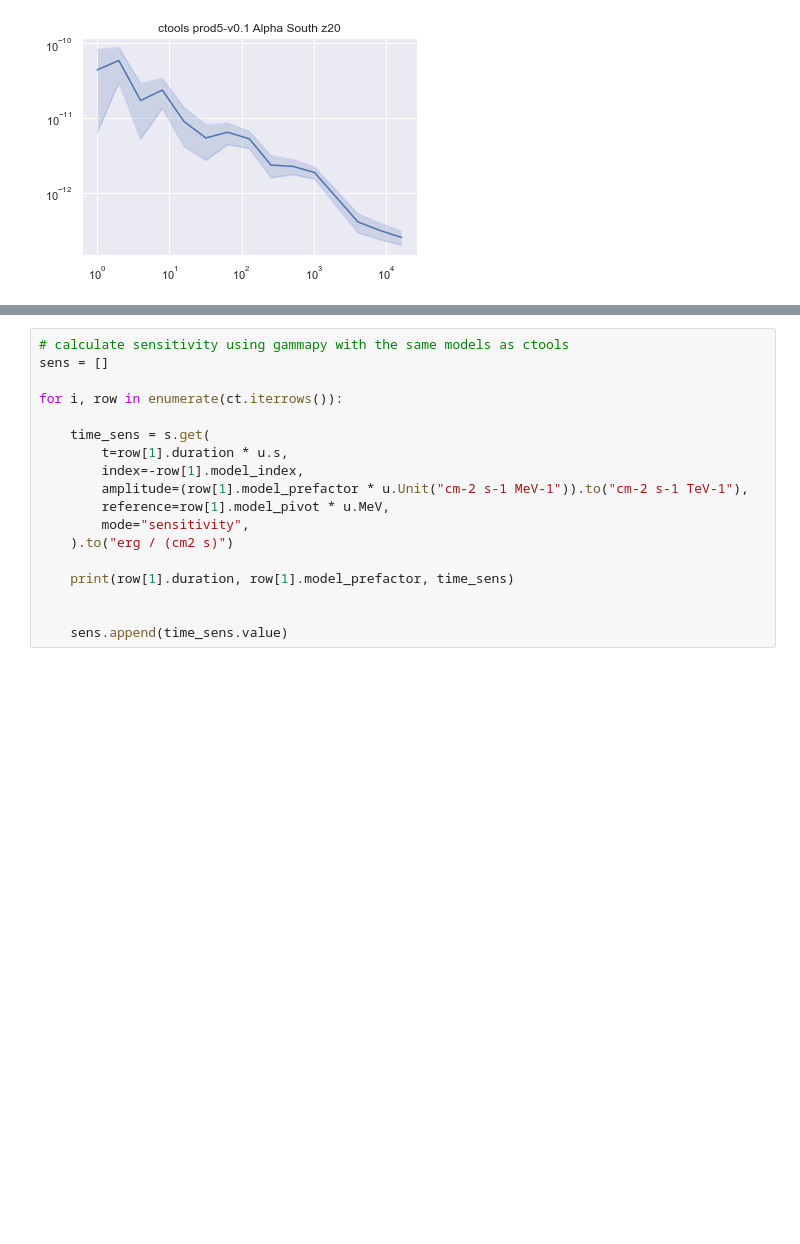
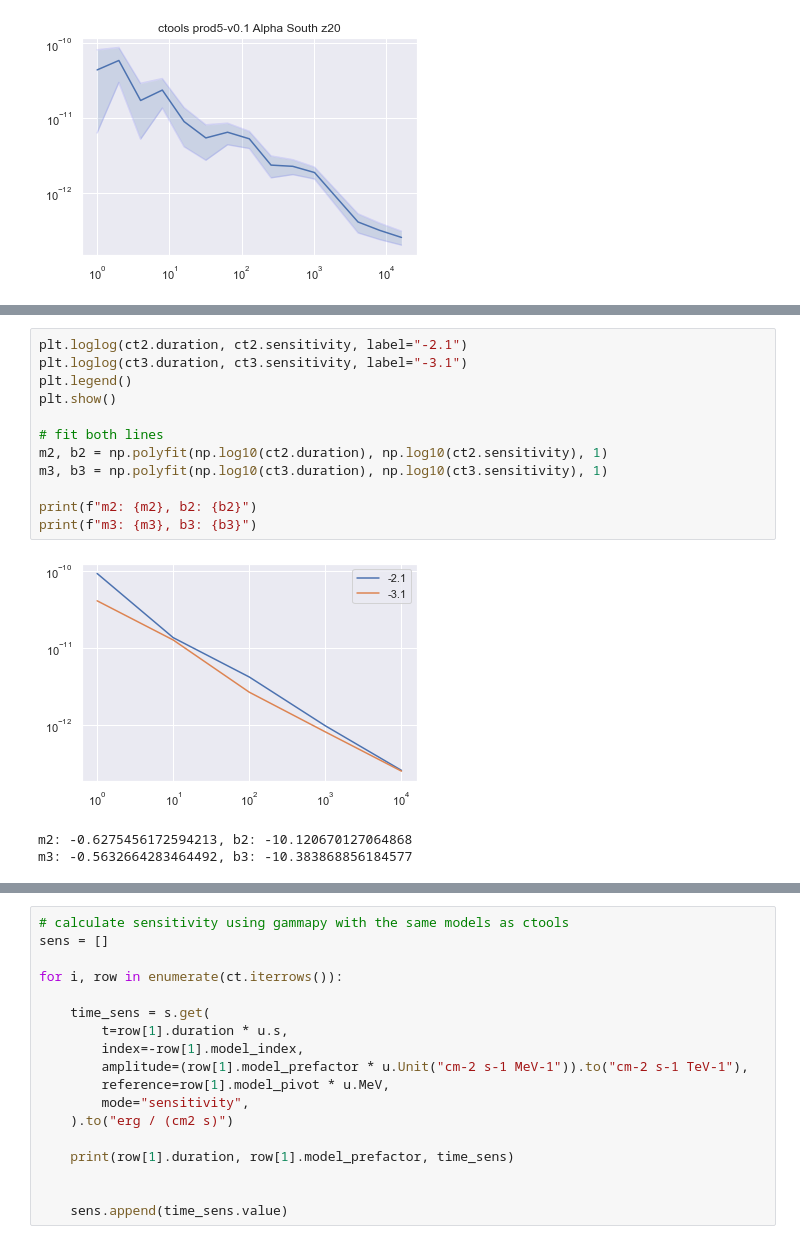
Before and after one commit to astrojarred/gravitational_wave_toy, a Jupyter notebook: notebooks/gammapy/time-dependent-model.ipynb, the cells around one changed output, grey strips where cells are left out. Saved outputs shown, nothing was run; the diff lists cells and outputs as text; blank space fills up the shorter version.

```diff
--- a/notebooks/gammapy/time-dependent-model.ipynb
+++ b/notebooks/gammapy/time-dependent-model.ipynb
@@ -446,0 +524,16 @@ plt.show()
+# %%
+plt.loglog(ct2.duration, ct2.sensitivity, label="-2.1")
+plt.loglog(ct3.duration, ct3.sensitivity, label="-3.1")
+plt.legend()
+plt.show()
+
+# fit both lines
+m2, b2 = np.polyfit(np.log10(ct2.duration), np.log10(ct2.sensitivity), 1)
+m3, b3 = np.polyfit(np.log10(ct3.duration), np.log10(ct3.sensitivity), 1)
+
+print(f"m2: {m2}, b2: {b2}")
+print(f"m3: {m3}, b3: {b3}")
+# %% [output]
+[figure, added]
+m2: -0.6275456172594213, b2: -10.120670127064868
+m3: -0.5632664283464492, b3: -10.383868856184577
```
Also changed, not shown: parts of 9 cells of this notebook, 4 other files.
